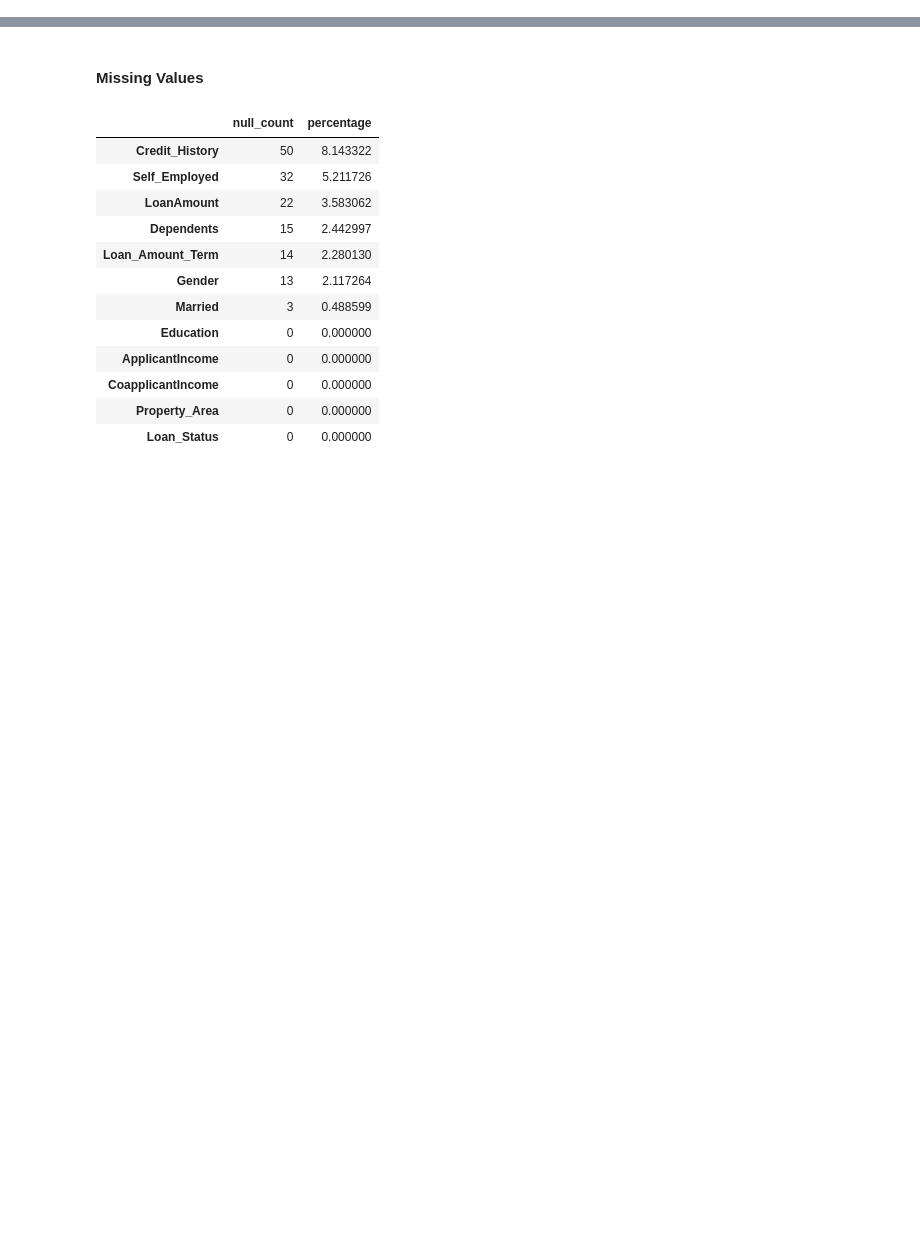
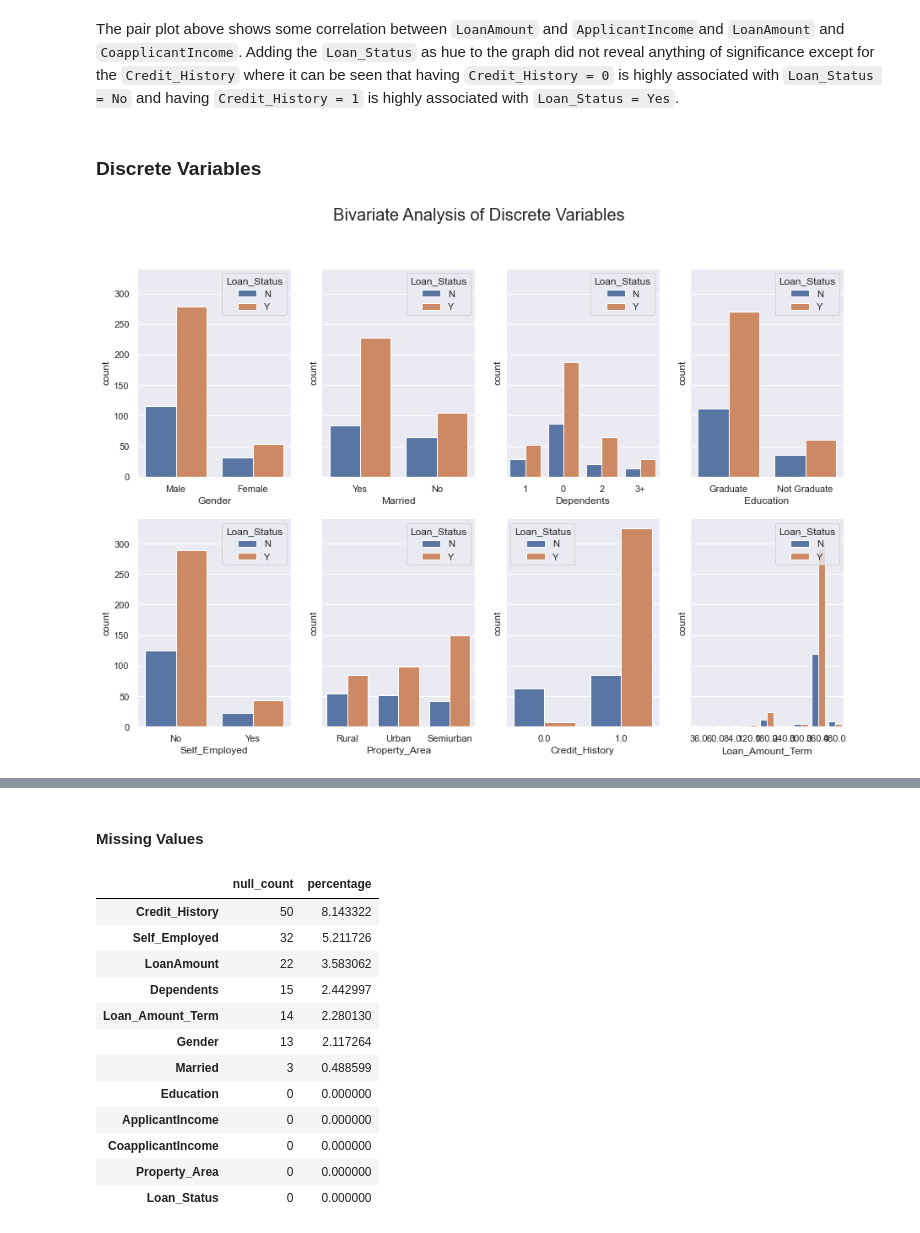
Before and after one commit to jebersabe/EDA-Projects, a Jupyter notebook: G7/Impute.ipynb, the cells around one changed output, grey strips where cells are left out. Saved outputs shown, nothing was run; the diff lists cells and outputs as text; code cells hidden in the pictures; blank space fills up the shorter version.

```diff
--- a/G7/Impute.ipynb
+++ b/G7/Impute.ipynb
@@ -27,0 +71,21 @@ insurance.head()
+# %% [markdown]
+The pair plot above shows some correlation between `LoanAmount` and `ApplicantIncome`and `LoanAmount` and `CoapplicantIncome`. Adding the `Loan_Status` as hue to the graph did not reveal anything of significance except for the `Credit_History` where it can be seen that having `Credit_History = 0` is highly associated with `Loan_Status = No` and having `Credit_History = 1` is highly associated with `Loan_Status = Yes`.
+# %% [markdown]
+### Discrete Variables
+# %%
+fig, axes = plt.subplots(2, 4, figsize=(15, 10), sharey=True)
+fig.suptitle('Bivariate Analysis of Discrete Variables', fontsize=20)
+
+sns.countplot(ax=axes[0,0], data=insurance.dropna(), x='Gender', hue='Loan_Status')
+sns.countplot(ax=axes[0,1], data=insurance.dropna(), x='Married', hue='Loan_Status')
+sns.countplot(ax=axes[0,2], data=insurance.dropna(), x='Dependents', hue='Loan_Status')
+sns.countplot(ax=axes[0,3], data=insurance.dropna(), x='Education', hue='Loan_Status')
+
+sns.countplot(ax=axes[1,0], data=insurance.dropna(), x='Self_Employed', hue='Loan_Status')
+sns.countplot(ax=axes[1,1], data=insurance.dropna(), x='Property_Area', hue='Loan_Status')
+sns.countplot(ax=axes[1,2], data=insurance.dropna(), x='Credit_History', hue='Loan_Status')
+sns.countplot(ax=axes[1,3], data=insurance.dropna(), x='Loan_Amount_Term', hue='Loan_Status')
+
+plt.show()
+# %% [output]
+[figure, added]
```
Also changed, not shown: parts of 51 cells of this notebook, 1 other file.
